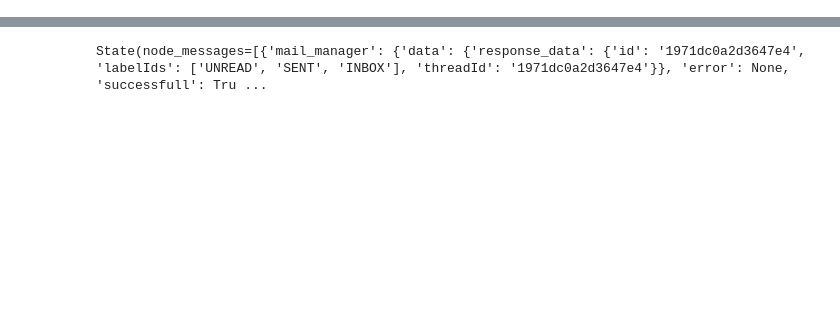
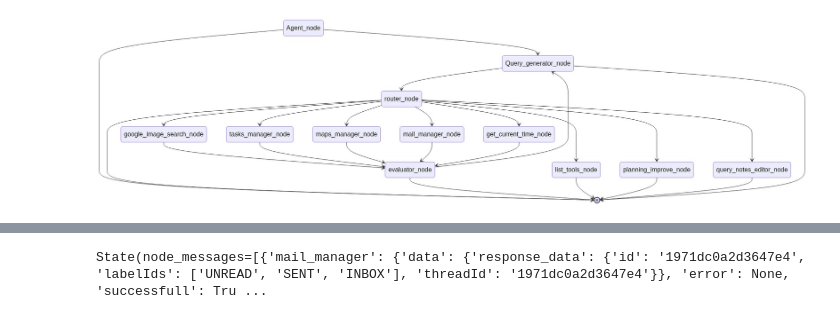
Before and after one commit to tristanpadiou/T_AI, a Jupyter notebook: cortana_test.ipynb, the cells around one changed output, grey strips where cells are left out. Saved outputs shown, nothing was run; the diff lists cells and outputs as text; code cells hidden in the pictures; blank space fills up the shorter version.

Commit message:
cortana google improvement

```diff
--- a/cortana_test.ipynb
+++ b/cortana_test.ipynb
@@ -238,2 +238,2 @@ Logfire project URL: ]8;id=199225;https://logfire-us.pydantic.dev/padioutristan/
 # %%
-# google_agent=Google_agent(llms,api_keys)
+google_agent=Google_agent(llms,api_keys)
@@ -242,3 +252,7 @@ Logfire project URL: ]8;id=199225;https://logfire-us.pydantic.dev/padioutristan/
+# %%
+google_agent.display_graph()
+# %% [output]
+[figure, added]
 # %%
 cortana_agent=Cortana_agent(api_keys)
 # %% [output]
```
Also changed, not shown: parts of 5 cells of this notebook, 1 other file.
